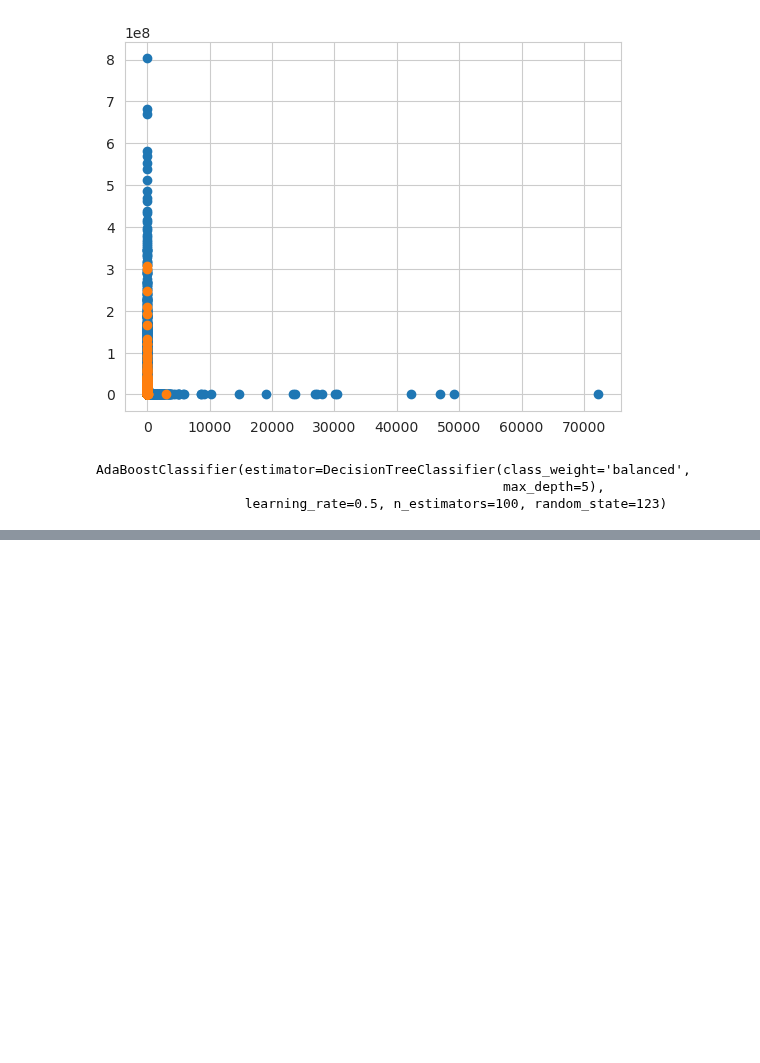
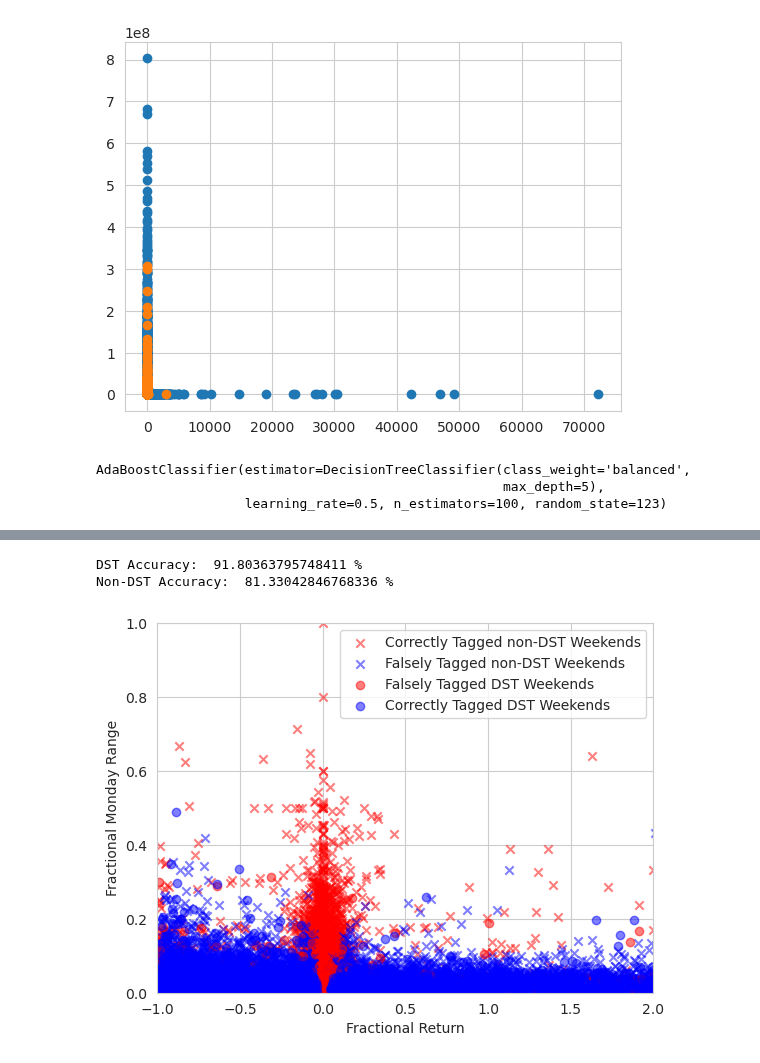
Before and after one commit to ghuckabe/DSTMarketAnalysis, a Jupyter notebook: ADABoost_Finance.ipynb, the cells around one changed output, grey strips where cells are left out. Saved outputs shown, nothing was run; the diff lists cells and outputs as text; code cells hidden in the pictures; blank space fills up the shorter version.

```diff
--- a/ADABoost_Finance.ipynb
+++ b/ADABoost_Finance.ipynb
@@ -125,0 +154,22 @@ Non-DST Accuracy:  40.04163640764948 %
+# %%
+print('DST Accuracy: ', pred_noVol_test_dst.sum()/len(pred_noVol_test_dst)*100.,'%')
+print('Non-DST Accuracy: ', (len(pred_noVol_test_wkd) - pred_noVol_test_wkd.sum())/len(pred_noVol_test_wkd)*100.,'%')
+# %% [output]
+DST Accuracy:  91.80363795748411 %
+Non-DST Accuracy:  81.33042846768336 %
+# %%
+plt.clf()
+
+plt.scatter(weekend_test[pred_noVol_test_wkd==0]['return'],weekend_test[pred_noVol_test_wkd==0]['mon_range'], c='red', marker='x', alpha=0.5, label='Correctly Tagged non-DST Weekends')
+plt.scatter(weekend_test[pred_noVol_test_wkd==1]['return'],weekend_test[pred_noVol_test_wkd==1]['mon_range'], c='blue', marker='x', alpha=0.5, label='Falsely Tagged non-DST Weekends')
+plt.scatter(dst_test[pred_noVol_test_dst==0]['return'],dst_test[pred_noVol_test_dst==0]['mon_range'], c='red', alpha=0.5, label='Falsely Tagged DST Weekends')
+plt.scatter(dst_test[pred_noVol_test_dst==1]['return'],dst_test[pred_noVol_test_dst==1]['mon_range'], c='blue', alpha=0.5, label='Correctly Tagged DST Weekends')
+#plt.scatter(X1[:,0],X1[:,1])
+plt.xlim([-1,2])
+plt.ylim([0,1])
+plt.xlabel('Fractional Return')
+plt.ylabel('Fractional Monday Range')
+plt.legend()
+plt.show()
+# %% [output]
+[figure, added]
```
Also changed, not shown: parts of 20 cells of this notebook, 3 other files.
